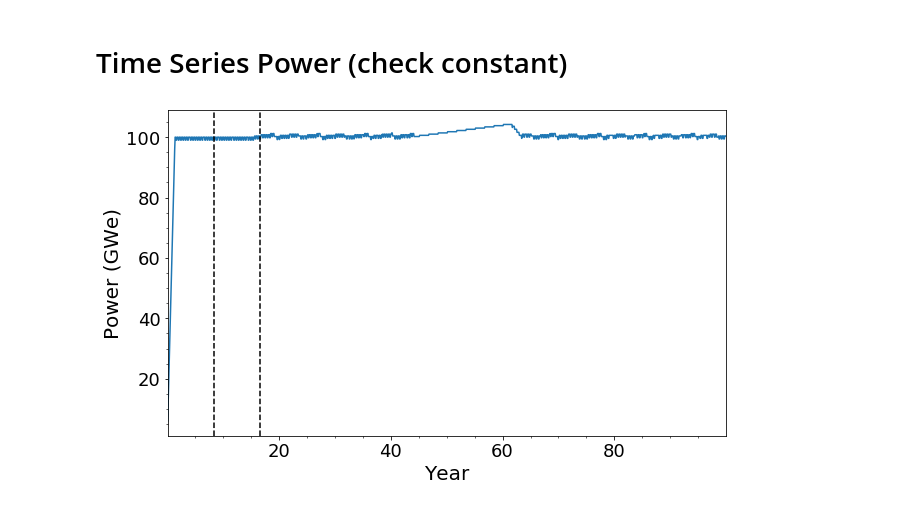
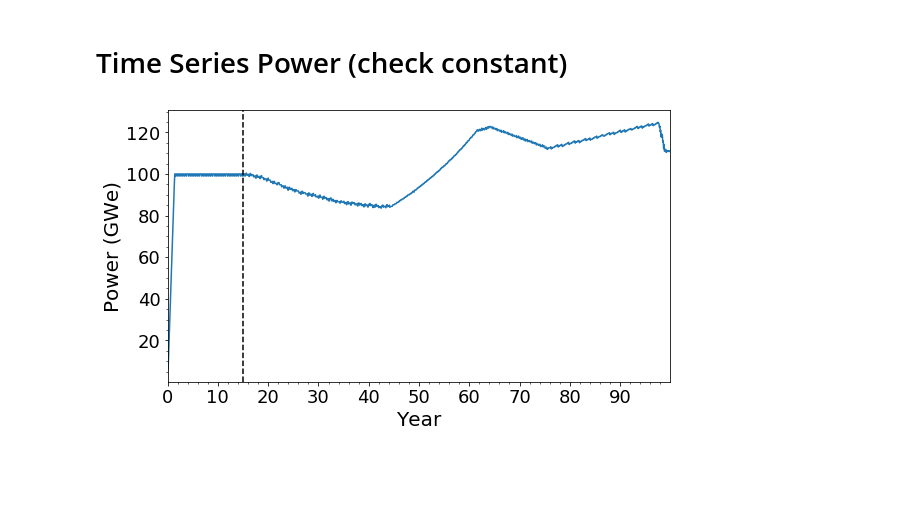
Before and after one commit to bam241/opra_sims, a Jupyter notebook: analysis/analysis.ipynb, the cells around one changed output. Cells and saved outputs as stored; diff of their text form; code cells hidden in the pictures; blank space fills up the shorter version.

```diff
--- a/analysis/analysis.ipynb
+++ b/analysis/analysis.ipynb
@@ -10,6 +10,6 @@ from cymetric import timeseries as tm
 
 %matplotlib inline
 # %%
-add_intro = 100
-trans_sfr = 200
+add_intro = 12*5
+trans_sfr = 12*15
 ### weak point....need to have these variables in a file that input + analysis both use ###
@@ -16,3 +18,4 @@ trans_sfr = 200
 # %%
-db = cym.dbopen('../output/test_py.sqlite')
+#db = cym.dbopen('../output/test_py.sqlite')
+db = cym.dbopen('../output/test_py_m120.sqlite')
 ev = cym.Evaluator(db=db, write=False)
@@ -340,17 +437,18 @@ df_tspower['Year'] = df_tspower['Time'] / 12.
 # power in GWe
 power = df_tspower.groupby(['Year'])['Value'].sum() / 1000.0
 # %%
-ax = power.plot(x='Time', figsize=(10,6), legend=False)
+ax = power.plot(x='Year', figsize=(9,5), legend=False)
 plt.xlabel(r'Year', fontsize=20)
 plt.ylabel(r'Power (GWe)',fontsize=20)
 ax.minorticks_on()
 #ax.set_ylim(90, 101)
+ax.minorticks_on()
+ax.set_xticks(np.arange(0, 100, 10))
 ax.tick_params(labelsize=18)
-for t in impt_times:
-    plt.axvline(x=t/12., color='k', linestyle='--')
+plt.axvline(x=trans_sfr/12., color='k', linestyle='--')
 plt.show()
 # %% [output]
-[figure, old version]
+[figure, new version]
 # %%
 plot_rxtr_enter_exit_total(ev)
 # %% [output]
```
Also changed, not shown: parts of 14 cells of this notebook, 2 other files.
